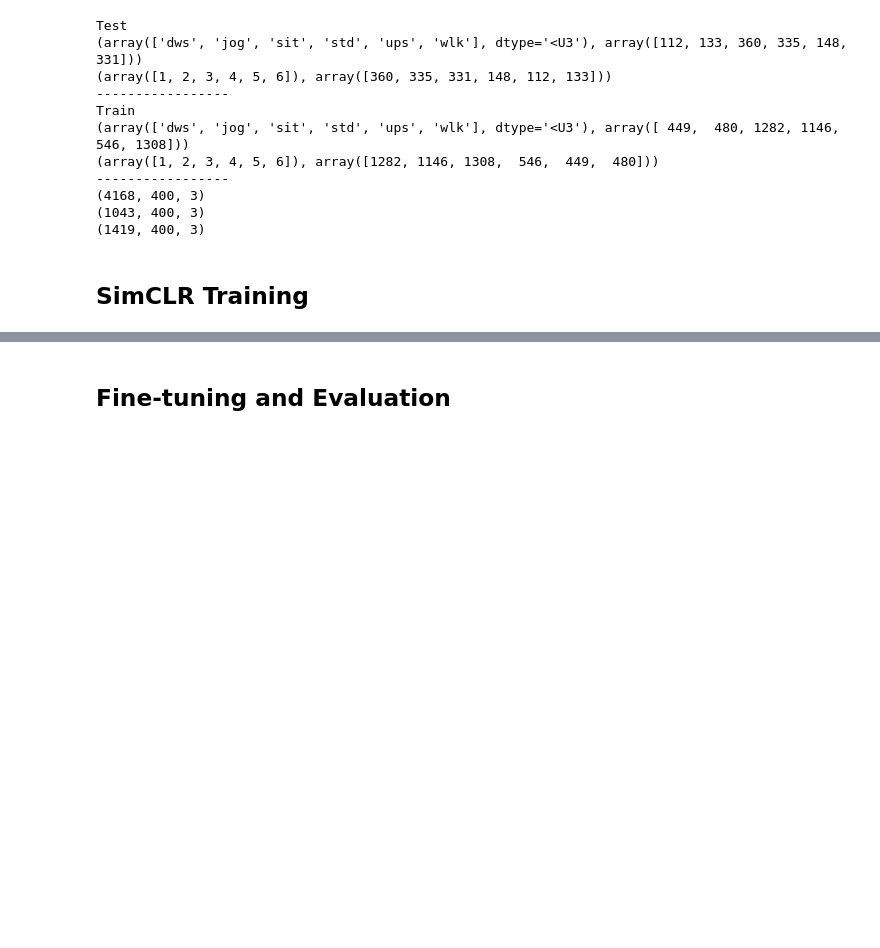
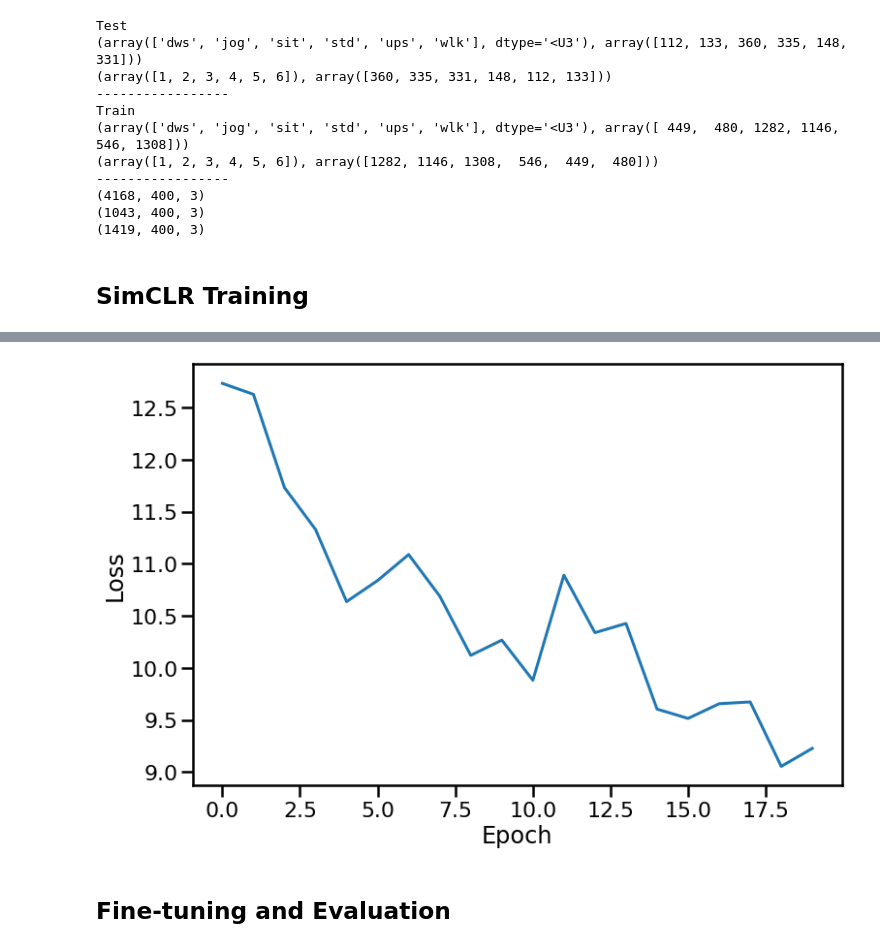
Before and after one commit to iantangc/ContrastiveLearningHAR, a Jupyter notebook: SimCLR_MotionSense.ipynb, the cells around one changed output, grey strips where cells are left out. Drawn from its saved outputs; the diff is of its cells as text; code cells hidden in the pictures; blank space fills up the shorter version.

```diff
--- a/SimCLR_MotionSense.ipynb
+++ b/SimCLR_MotionSense.ipynb
@@ -12,4 +14,12 @@ import datetime
 import tensorflow as tf
+# %%
+# Libraries for plotting
+import matplotlib as mpl
+import matplotlib.pyplot as plt
+import seaborn as sns
+import sklearn.manifold
+
+sns.set_context('poster')
 # %%
 # Library scripts
 import raw_data_processing
@@ -190,3 +202,11 @@ epoch: 2 loss: 12.245
+# %%
+plt.figure(figsize=(12,8))
+plt.plot(epoch_losses)
+plt.ylabel("Loss")
+plt.xlabel("Epoch")
+plt.show()
+# %% [output]
+[figure, added]
 # %% [markdown]
 ## Fine-tuning and Evaluation
 # %% [markdown]
```
Also changed, not shown: parts of 16 cells of this notebook, 2 other files.
